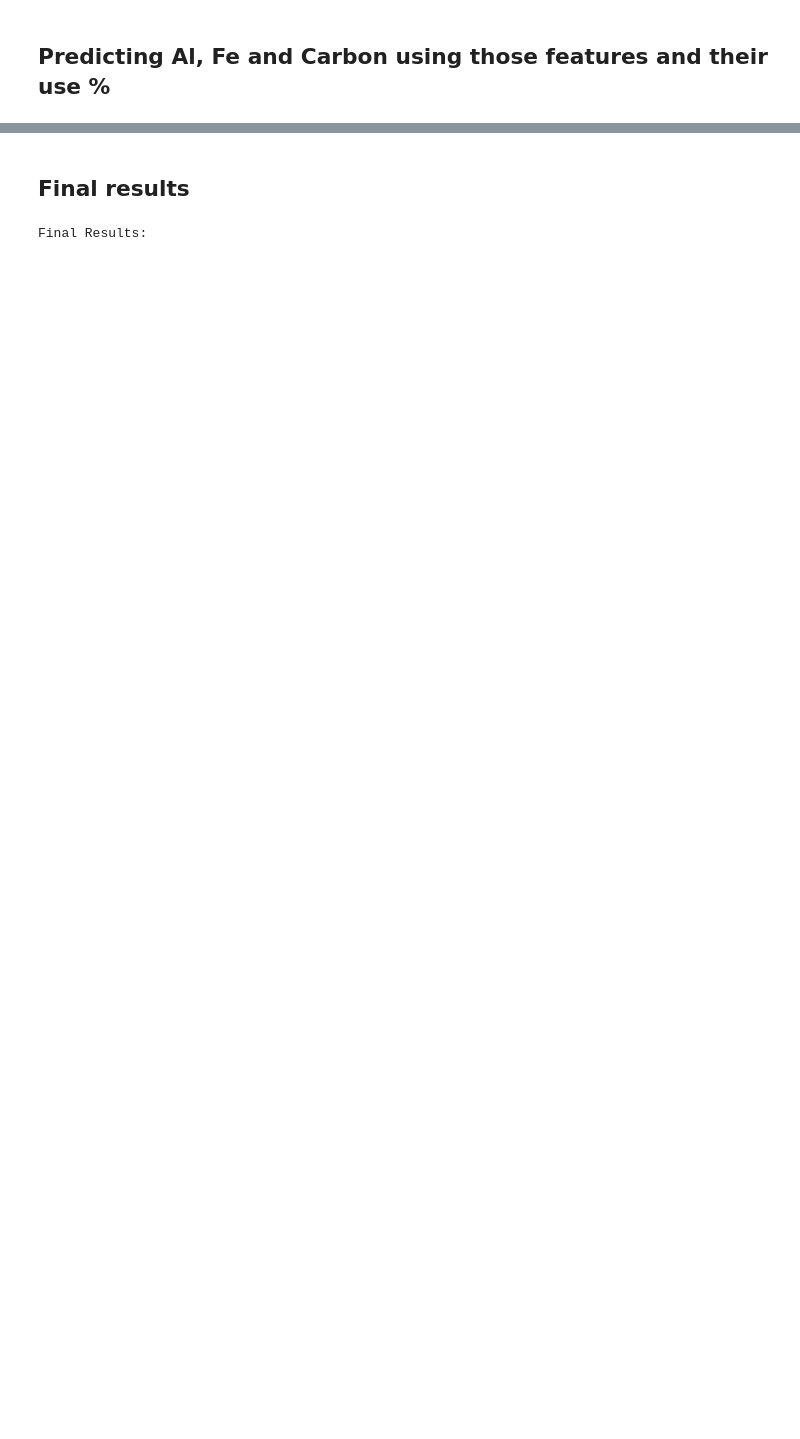
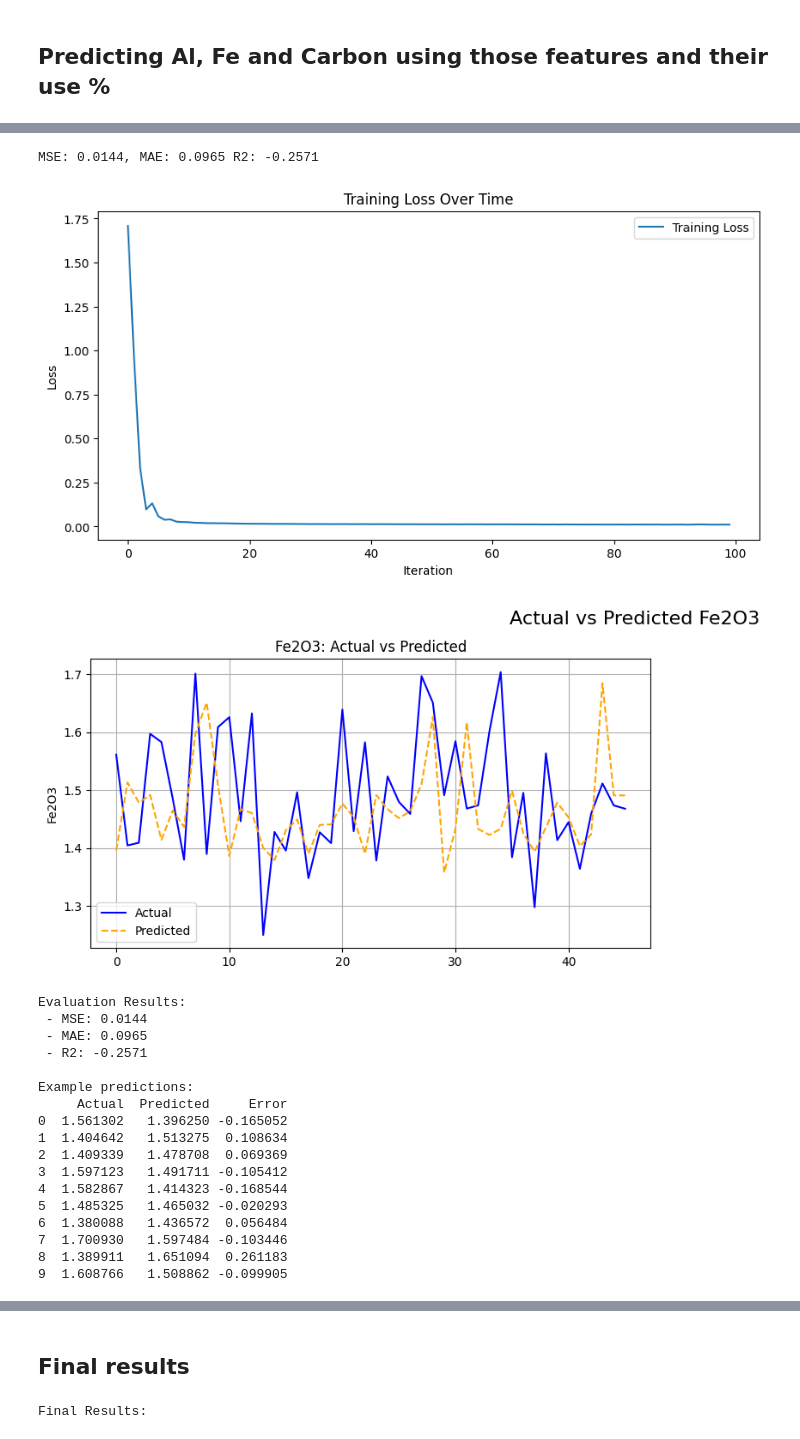
Before and after one commit to pedro-ddomingues/PEC, a Jupyter notebook: NNs.ipynb, the cells around one changed output, grey strips where cells are left out. Saved outputs shown, nothing was run; the diff lists cells and outputs as text; code cells hidden in the pictures; blank space fills up the shorter version.

```diff
--- a/NNs.ipynb
+++ b/NNs.ipynb
@@ -431,0 +242,31 @@ Example predictions:
+# %%
+y = data[['Fe2O3.7']]
+X = data.filter(regex='^Fe2O3|^%')
+X = X.drop(columns='Fe2O3.7')
+
+loss_values, predictions, y_test_tensor, model, y_train_tensor, X_test_tensor, r2 = train_data(X, y, X.shape[1], y.shape[1], 64, 32, 0.002, 100)
+plot_loss(loss_values)
+plot_compare(predictions, y_test_tensor, 'Fe2O3', ['Fe2O3'])
+results = evaluate_with_examples(model, X_test_tensor, y_test_tensor, n=10, features='Fe203')
+all_results.append(results)
+# %% [output]
+MSE: 0.0144, MAE: 0.0965 R2: -0.2571
+[figure, added]
+[figure, added]
+Evaluation Results:
+ - MSE: 0.0144
+ - MAE: 0.0965
+ - R2: -0.2571
+
+Example predictions:
+     Actual  Predicted     Error
+0  1.561302   1.396250 -0.165052
+1  1.404642   1.513275  0.108634
+2  1.409339   1.478708  0.069369
+3  1.597123   1.491711 -0.105412
+4  1.582867   1.414323 -0.168544
+5  1.485325   1.465032 -0.020293
+6  1.380088   1.436572  0.056484
+7  1.700930   1.597484 -0.103446
+8  1.389911   1.651094  0.261183
+9  1.608766   1.508862 -0.099905
```
Also changed, not shown: parts of 33 cells of this notebook.
